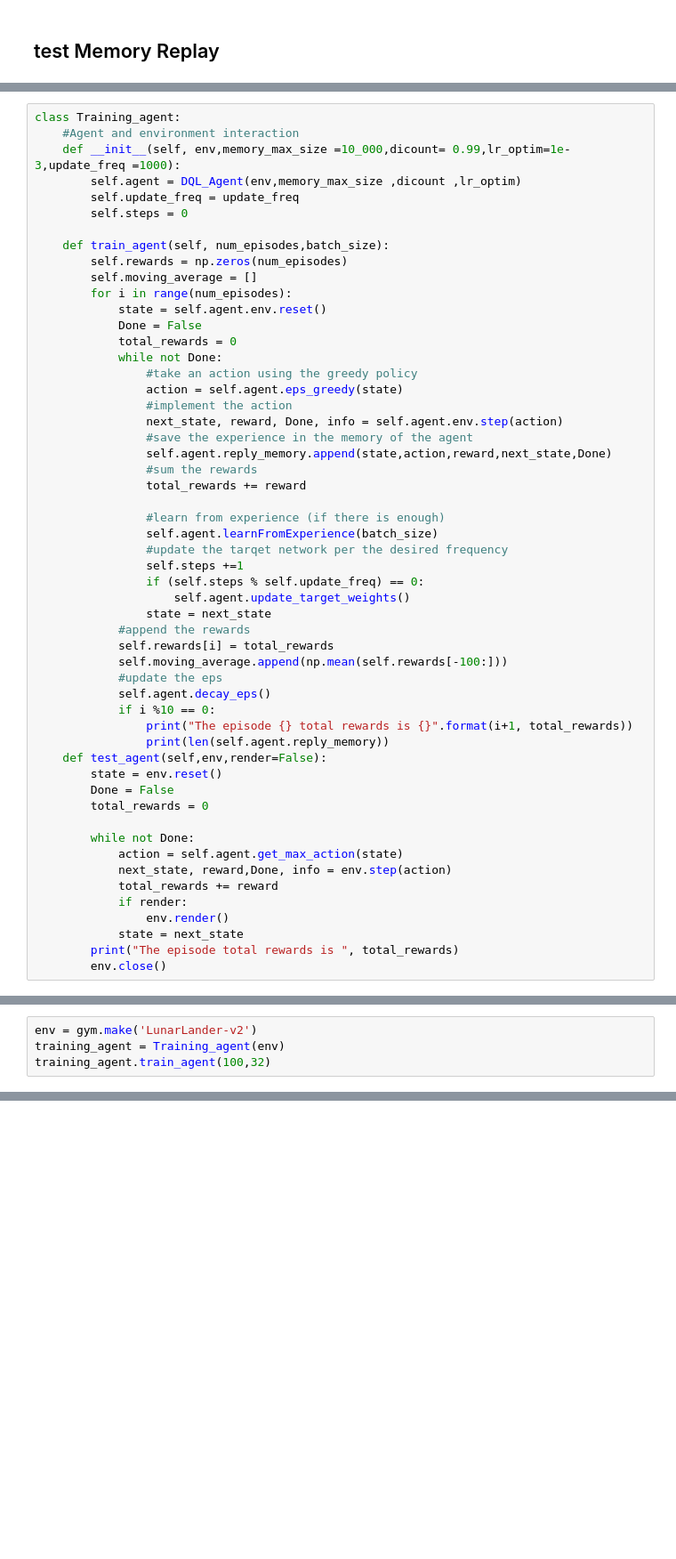
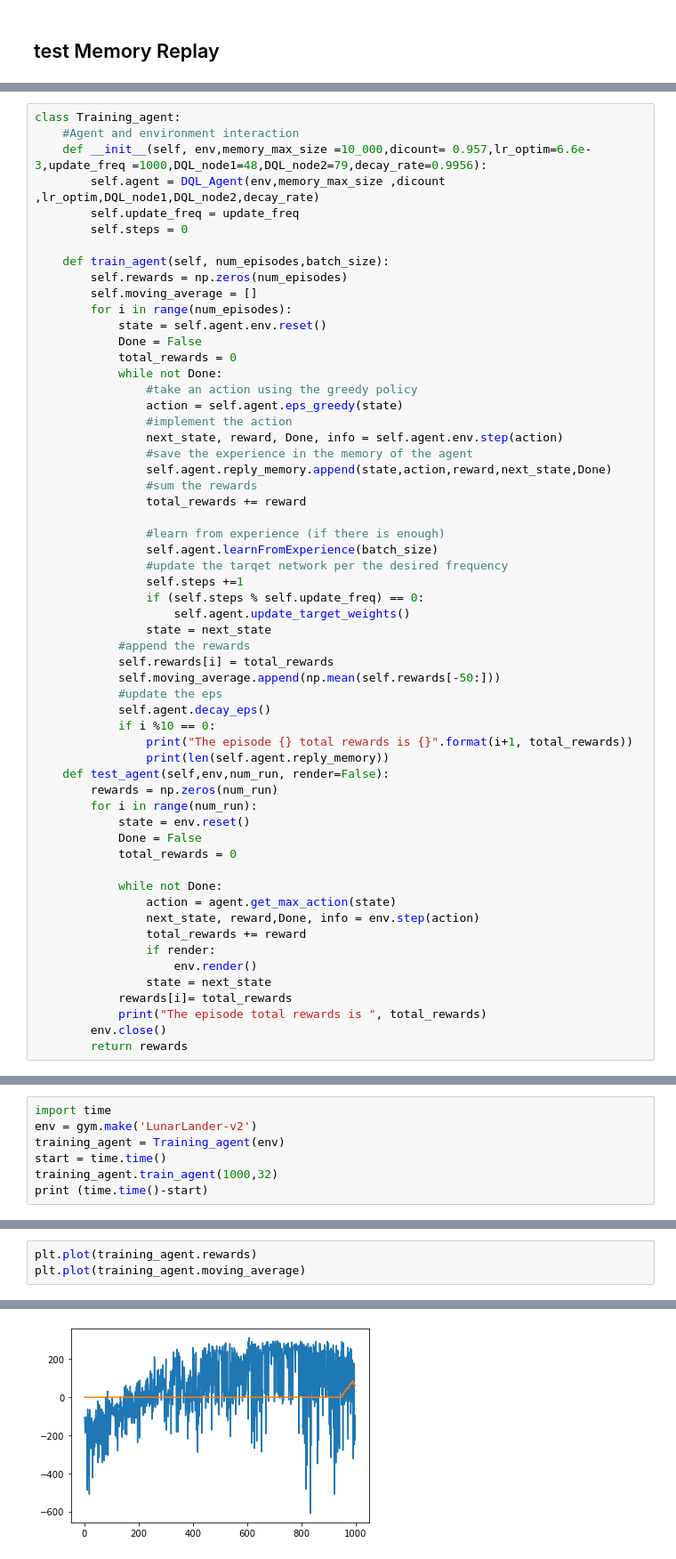
Before and after one commit to Alijafr/RL, a Jupyter notebook: Projects/P2/project_2.ipynb, the cells around one changed output, grey strips where cells are left out. Shown at 89% size. Saved outputs shown, nothing was run; the diff lists cells and outputs as text; blank space fills up the shorter version.

```diff
--- a/Projects/P2/project_2.ipynb
+++ b/Projects/P2/project_2.ipynb
@@ -246,8 +349,8 @@ class DQL_Agent:
 # %%
 class Training_agent:
     #Agent and environment interaction
-    def __init__(self, env,memory_max_size =10_000,dicount= 0.99,lr_optim=1e-3,update_freq =1000):
-        self.agent = DQL_Agent(env,memory_max_size ,dicount ,lr_optim)
+    def __init__(self, env,memory_max_size =10_000,dicount= 0.957,lr_optim=6.6e-3,update_freq =1000,DQL_node1=48,DQL_node2=79,decay_rate=0.9956):
+        self.agent = DQL_Agent(env,memory_max_size ,dicount ,lr_optim,DQL_node1,DQL_node2,decay_rate)
         self.update_freq = update_freq
         self.steps = 0
 
@@ -277,23 +380,27 @@ class Training_agent:
                 state = next_state
             #append the rewards
             self.rewards[i] = total_rewards
-            self.moving_average.append(np.mean(self.rewards[-100:]))
+            self.moving_average.append(np.mean(self.rewards[-50:]))
             #update the eps
             self.agent.decay_eps()
             if i %10 == 0:
                 print("The episode {} total rewards is {}".format(i+1, total_rewards))
                 print(len(self.agent.reply_memory))
-    def test_agent(self,env,render=False):
-        state = env.reset()
-        Done = False
-        total_rewards = 0
+    def test_agent(self,env,num_run, render=False):
+        rewards = np.zeros(num_run)
+        for i in range(num_run):
+            state = env.reset()
+            Done = False
+            total_rewards = 0
 
-        while not Done:
-            action = self.agent.get_max_action(state)
-            next_state, reward,Done, info = env.step(action)
-            total_rewards += reward
-            if render:
-                env.render()
-            state = next_state
-        print("The episode total rewards is ", total_rewards)
+            while not Done:
+                action = agent.get_max_action(state)
+                next_state, reward,Done, info = env.step(action)
+                total_rewards += reward
+                if render:
+                    env.render()
+                state = next_state
+            rewards[i]= total_rewards
+            print("The episode total rewards is ", total_rewards)
         env.close()
+        return rewards
@@ -300,5 +409,8 @@ class Training_agent:
 # %%
+import time
 env = gym.make('LunarLander-v2')
 training_agent = Training_agent(env)
-training_agent.train_agent(100,32)
+start = time.time()
+training_agent.train_agent(1000,32)
+print (time.time()-start)
 # %% [output]
@@ -324,0 +434,4 @@ The episode 91 total rewards is -90.45288253633441
+# %%
+plt.plot(training_agent.rewards)
+plt.plot(training_agent.moving_average)
+# %% [output]
@@ -325 +439,2 @@ The episode 91 total rewards is -90.45288253633441
+[figure, added]
 # %%
```
Also changed, not shown: parts of 15 cells of this notebook.
